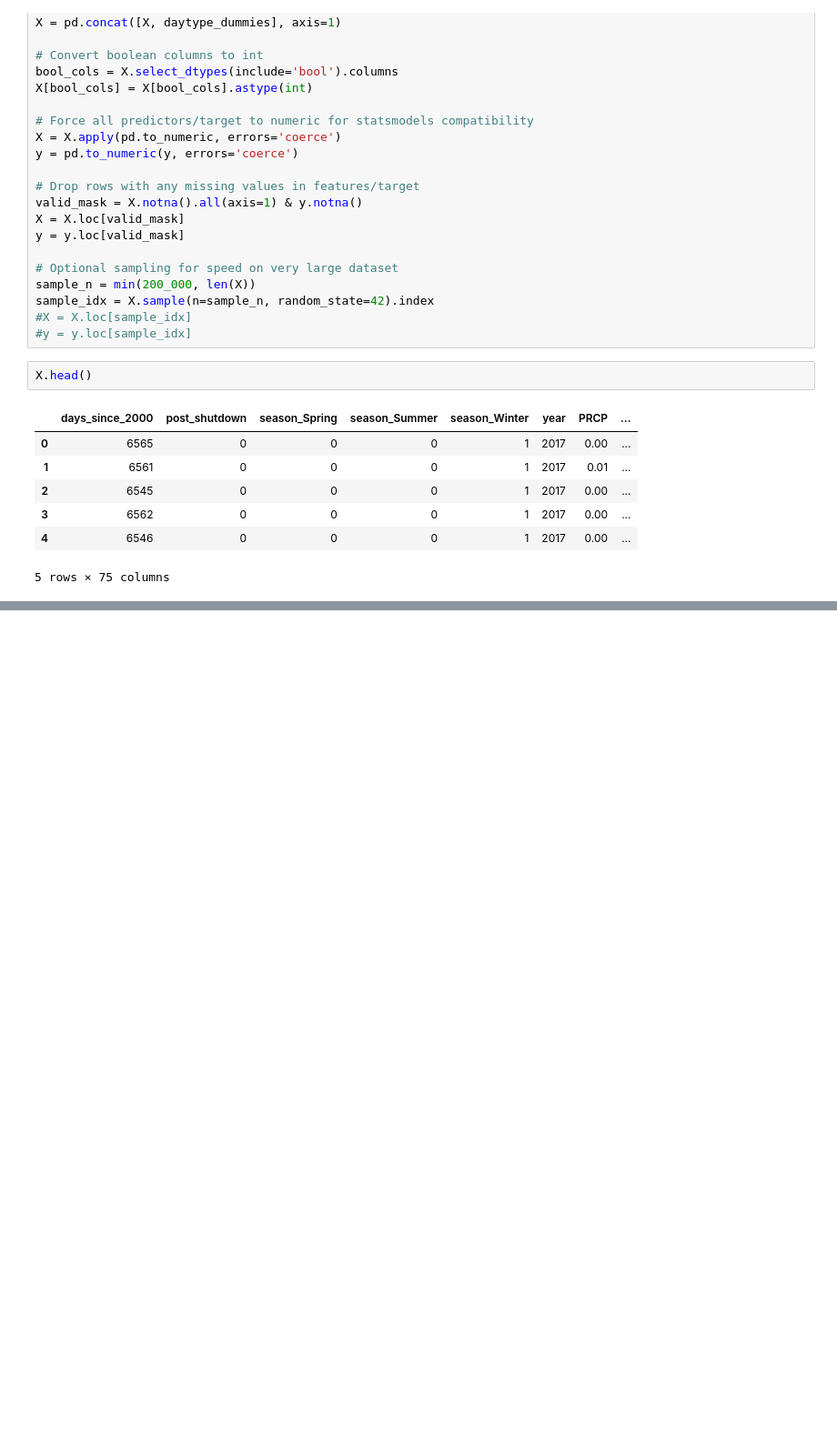
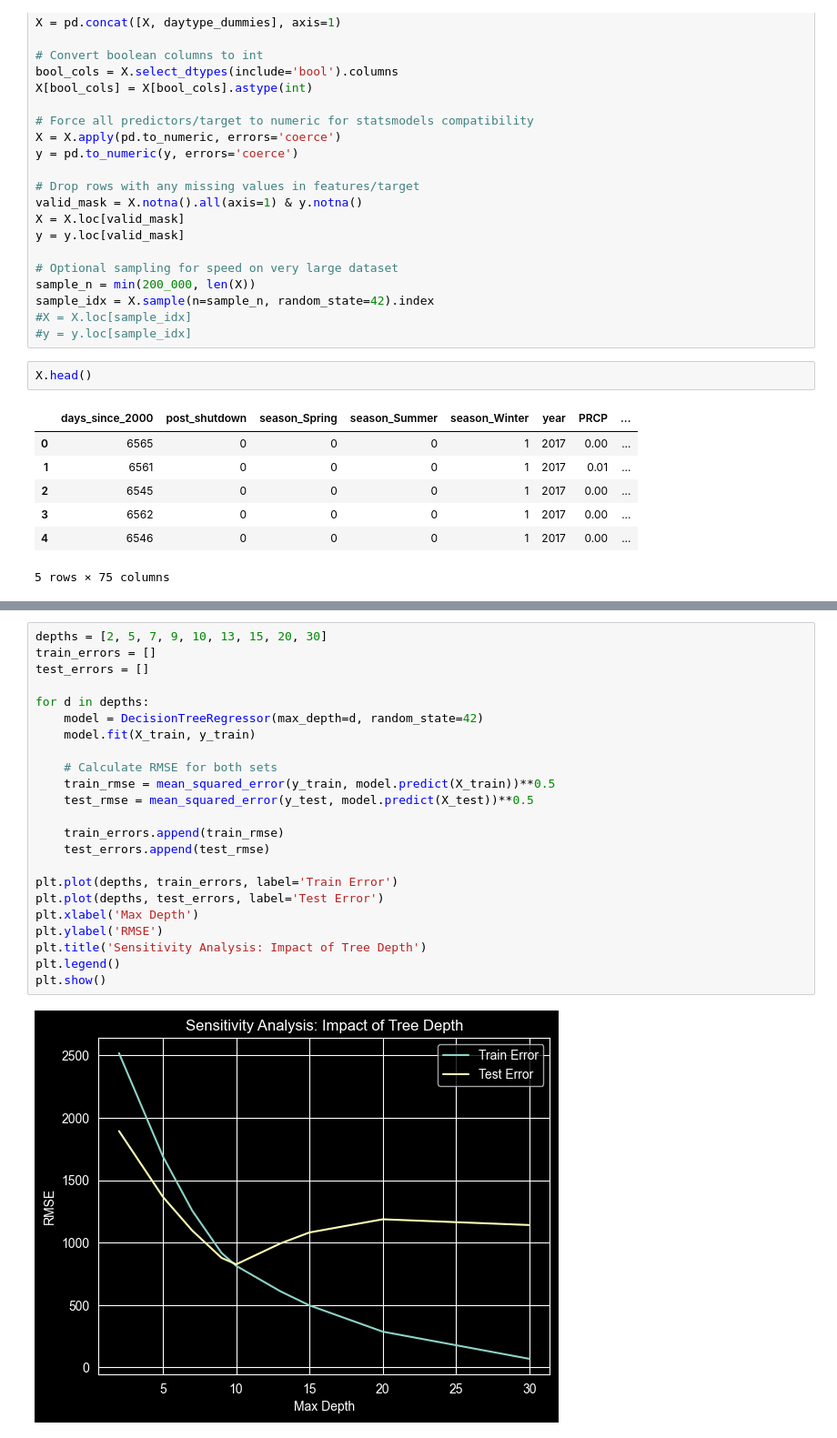
Before and after one commit to azcao95/cta-ridership-w2026-mads-milestone-2, a Jupyter notebook: ridership.ipynb, the cells around one changed output, grey strips where cells are left out. Shown at 91% size. Drawn from its saved outputs; the diff is of its cells as text; blank space fills up the shorter version.

```diff
--- a/ridership.ipynb
+++ b/ridership.ipynb
@@ -579,0 +647,25 @@ Decision Tree R²:   0.8037
+# %%
+depths = [2, 5, 7, 9, 10, 13, 15, 20, 30]
+train_errors = []
+test_errors = []
+
+for d in depths:
+    model = DecisionTreeRegressor(max_depth=d, random_state=42)
+    model.fit(X_train, y_train)
+
+    # Calculate RMSE for both sets
+    train_rmse = mean_squared_error(y_train, model.predict(X_train))**0.5
+    test_rmse = mean_squared_error(y_test, model.predict(X_test))**0.5
+
+    train_errors.append(train_rmse)
+    test_errors.append(test_rmse)
+
+plt.plot(depths, train_errors, label='Train Error')
+plt.plot(depths, test_errors, label='Test Error')
+plt.xlabel('Max Depth')
+plt.ylabel('RMSE')
+plt.title('Sensitivity Analysis: Impact of Tree Depth')
+plt.legend()
+plt.show()
+# %% [output]
+[figure, added]
```
Also changed, not shown: parts of 11 cells of this notebook, 1 other file.
